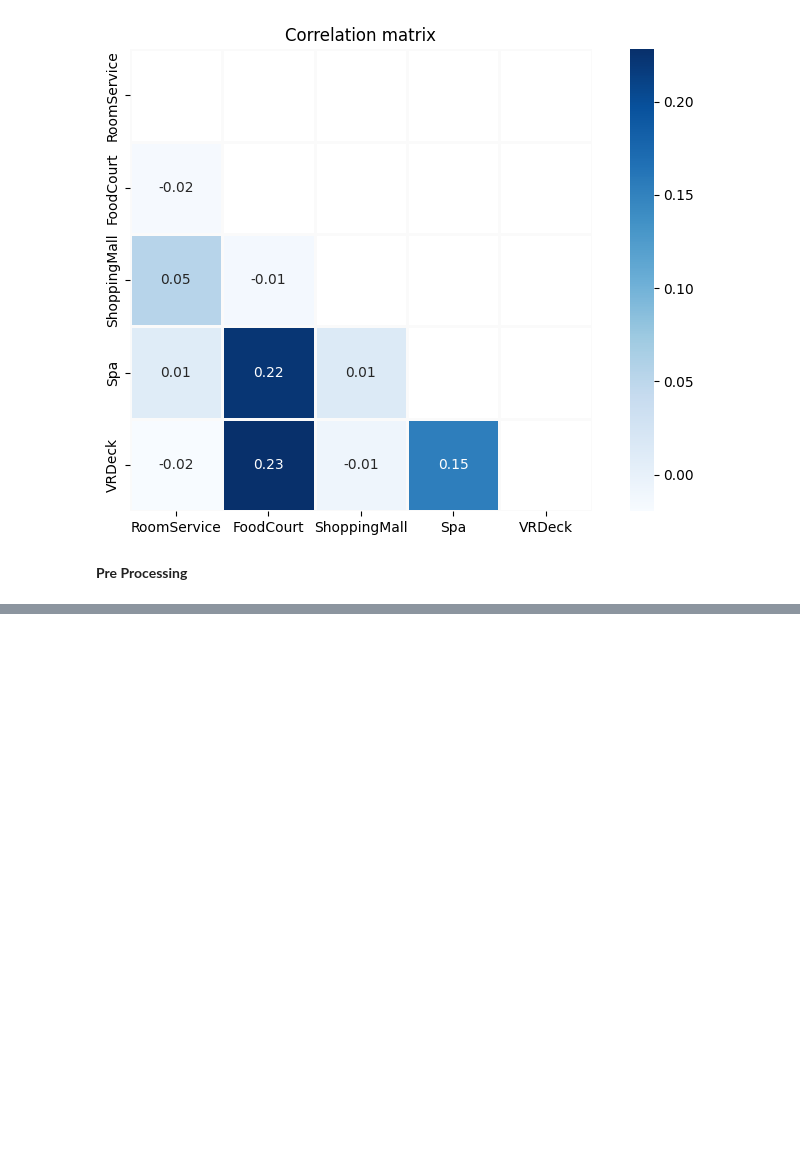
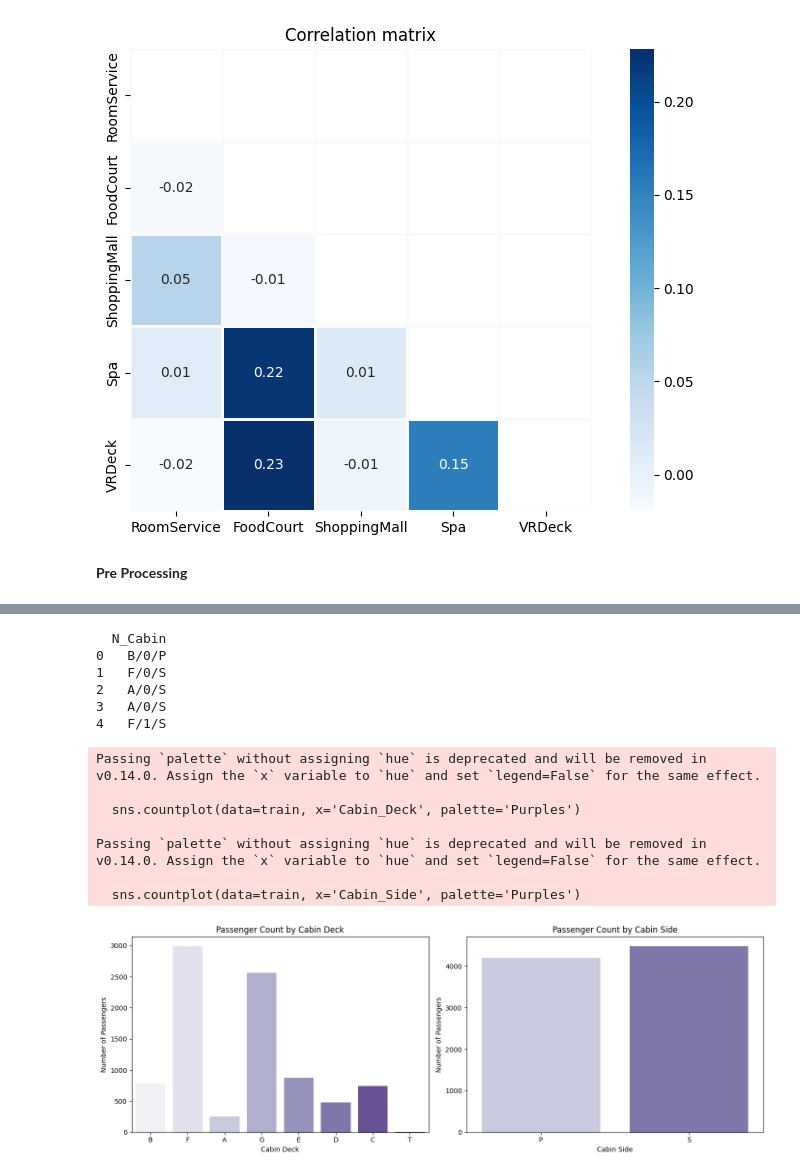
Before and after one commit to KaggleChallenge-Group9/Spaceship-Titanic-Challenge, a Jupyter notebook: Spaceship_Titanic_Challenge_Group_9.ipynb, the cells around one changed output, grey strips where cells are left out. Cells and saved outputs as stored; diff of their text form; code cells hidden in the pictures; blank space fills up the shorter version.

```diff
--- a/Spaceship_Titanic_Challenge_Group_9.ipynb
+++ b/Spaceship_Titanic_Challenge_Group_9.ipynb
@@ -291,0 +301,60 @@ dtype: int64
+# %%
+#Recombined split variables to Cabin
+
+#Make data types string
+train['Cabin_Deck'] = train['Cabin_Deck'].astype(str)
+train['Cabin_Num'] = train['Cabin_Num'].astype(int).astype(str)
+train['Cabin_Side'] = train['Cabin_Side'].astype(str)
+
+test['Cabin_Deck'] = test['Cabin_Deck'].astype(str)
+test['Cabin_Num'] = test['Cabin_Num'].astype(int).astype(str)
+test['Cabin_Side'] = test['Cabin_Side'].astype(str)
+
+#Recombine to new Cabin column
+train['N_Cabin'] = train['Cabin_Deck'] + '/' + train['Cabin_Num'] + '/' + train['Cabin_Side']
+test['N_Cabin'] = test['Cabin_Deck'] + '/' + test['Cabin_Num'] + '/' + test['Cabin_Side']
+
+print(train[['N_Cabin']].head())
+
+#Drop old split columns from train and test if exist
+
+for df in [train, test]:
+    for col in ['Deck', 'CabinNum', 'Side']:
+        if col in df.columns:
+            df.drop(columns=col, inplace=True)
+# %% [output]
+  N_Cabin
+0   B/0/P
+1   F/0/S
+2   A/0/S
+3   A/0/S
+4   F/1/S
+# %%
+###################### remove if unwanted
+plt.figure(figsize=(14,5))
+
+#Cabin_Deck count
+plt.subplot(1, 2, 1)
+sns.countplot(data=train, x='Cabin_Deck', palette='Purples')
+plt.title('Passenger Count by Cabin Deck')
+plt.xlabel('Cabin Deck')
+plt.ylabel('Number of Passengers')
+
+#Cabin_Side count
+plt.subplot(1, 2, 2)
+sns.countplot(data=train, x='Cabin_Side', palette='Purples')
+plt.title('Passenger Count by Cabin Side')
+plt.xlabel('Cabin Side')
+plt.ylabel('Number of Passengers')
+
+plt.tight_layout()
+plt.show()
+# %% [output]
+Passing `palette` without assigning `hue` is deprecated and will be removed in v0.14.0. Assign the `x` variable to `hue` and set `legend=False` for the same effect.
+
+  sns.countplot(data=train, x='Cabin_Deck', palette='Purples')
+
+Passing `palette` without assigning `hue` is deprecated and will be removed in v0.14.0. Assign the `x` variable to `hue` and set `legend=False` for the same effect.
+
+  sns.countplot(data=train, x='Cabin_Side', palette='Purples')
+[figure, added]
```
Also changed, not shown: parts of 6 cells of this notebook.
